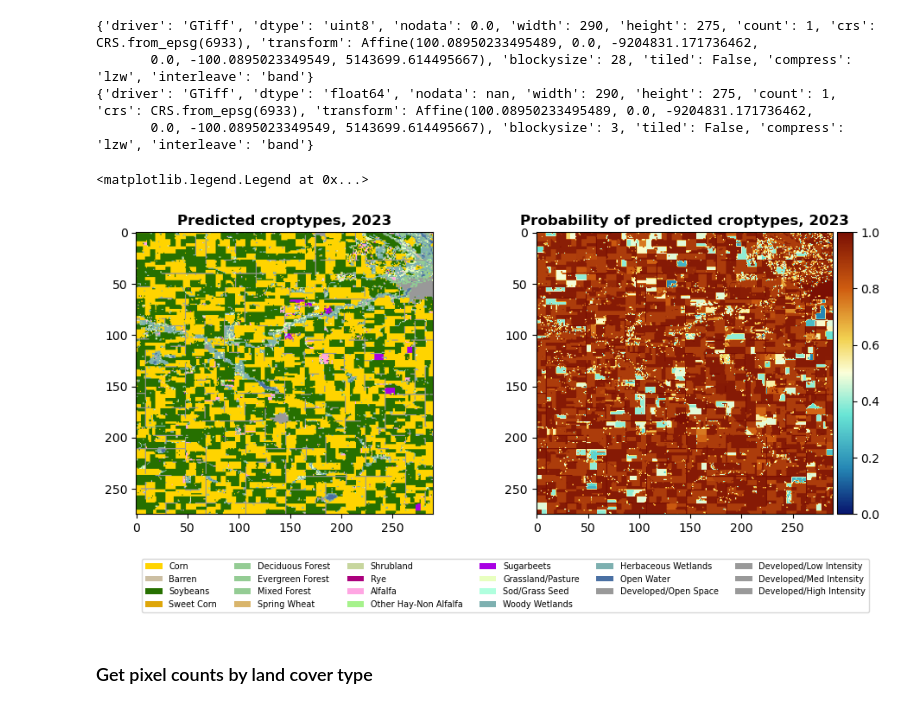
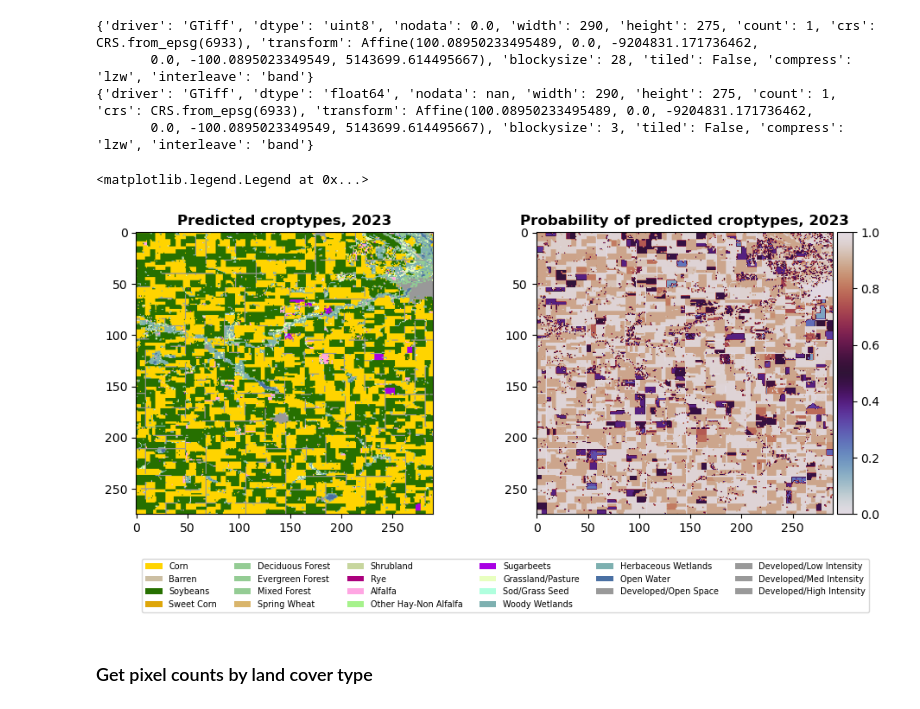
Before and after one commit to GEMS-UMN/Exchange-Notebooks, a Jupyter notebook: landcover/predict_cdl_tutorial.ipynb, the cells around one changed output. Saved outputs shown, nothing was run; the diff lists cells and outputs as text; code cells hidden in the pictures.

```diff
--- a/landcover/predict_cdl_tutorial.ipynb
+++ b/landcover/predict_cdl_tutorial.ipynb
@@ -201,28 +196,29 @@ prob_cmap = cm.make_cmap(path)
 # %%
+cmap='twilight'
 # display arrays
 # fig, axs = plt.subplots(2,1, figsize=(4, 11), tight_layout=True)
 fig, axs = plt.subplots(1,2, figsize=(11, 4), tight_layout=True)
 plot0 = axs[0].imshow(d[187555])
 axs[0].set_title("Predicted croptypes, 2023", weight="bold")
-plot1 = axs[1].imshow(d[187557], cmap=prob_cmap)
+plot1 = axs[1].imshow(d[187557], cmap=cmap)
 axs[1].set_title("Probability of predicted croptypes, 2023", weight="bold")
 
 # colorbar for predictions
 divider = make_axes_locatable(axs[1])
 cax = divider.append_axes("right", size="5%", pad=0.05)
-mappable = plt.cm.ScalarMappable(cmap=prob_cmap, norm=plt.Normalize(vmin=0., vmax=1.))
+mappable = plt.cm.ScalarMappable(cmap=cmap, norm=plt.Normalize(vmin=0., vmax=1.))
 cbar = fig.colorbar(mappable, cax=cax, orientation="vertical")
 cbar.ax.tick_params(labelsize=10)
 
 # format and add a legend
 labels = [classes[l] for l in list(set(unique))]
 clrs = [(b'#' + b16encode(bytes(palette[l]))).decode() for l in list(set(unique))]
 c = [ mpatches.Patch(facecolor=clrs[i]) for i in range(len(labels))]
 fig.legend(c, labels, ncol=6, loc='outside lower left', bbox_to_anchor=(0.13, -0.2),  fontsize=7)
 # plt.tight_layout
 # %% [output]
 <matplotlib.legend.Legend at 0x...>
-[figure, old version]
+[figure, new version]
 # %% [markdown]
 ### Get pixel counts by land cover type
 # %%
```
Also changed, not shown: parts of 1 cell of this notebook.
